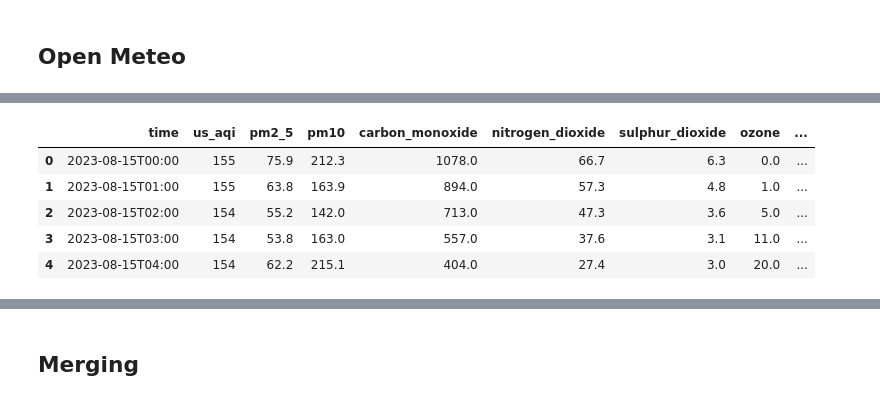
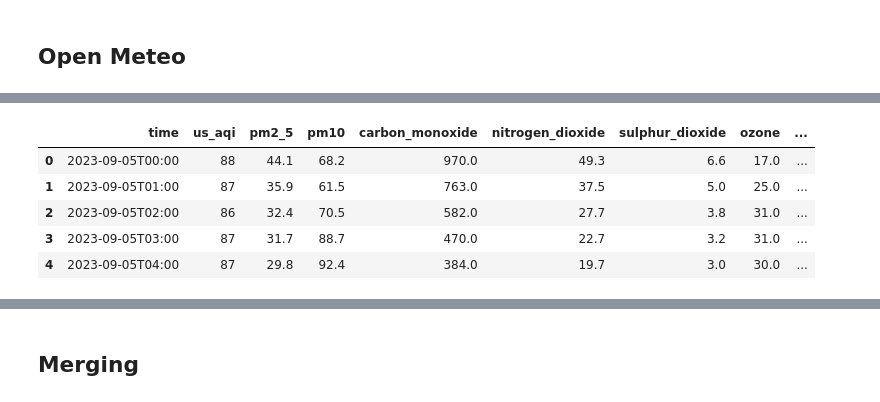
Before and after one commit to DawoodAhmadAnalyst/10Pearls-AQI-Predictor, a Jupyter notebook: Notebooks/1-EDA.ipynb, the cells around one changed output, grey strips where cells are left out. Drawn from its saved outputs; the diff is of its cells as text; code cells hidden in the pictures.

```diff
--- a/Notebooks/1-EDA.ipynb
+++ b/Notebooks/1-EDA.ipynb
@@ -106,25 +109,25 @@ print(resp["current"])
 # %%
 url = "https://air-quality-api.open-meteo.com/v1/air-quality"
 params = {
     "latitude": LAT,
     "longitude": LON,
-    "start_date": "2023-08-15",
-    "end_date": "2026-08-15",
+    "start_date": "2023-09-05",
+    "end_date": "2026-09-04",
     "hourly": "us_aqi,pm2_5,pm10,carbon_monoxide,nitrogen_dioxide,sulphur_dioxide,ozone,dust",
     "timezone": "Asia/Karachi"
 }
 
 resp = requests.get(url, params=params).json()
 df_aqi = pd.DataFrame(resp["hourly"])
 
 df_aqi.head()
 # %% [output]
 |  | time | us_aqi | pm2_5 | pm10 | carbon_monoxide | nitrogen_dioxide | sulphur_dioxide | ozone | ... |
-| 0 | 2023-08-15T00:00 | 155 | 75.9 | 212.3 | 1078.0 | 66.7 | 6.3 | 0.0 | ... |
-| 1 | 2023-08-15T01:00 | 155 | 63.8 | 163.9 | 894.0 | 57.3 | 4.8 | 1.0 | ... |
-| 2 | 2023-08-15T02:00 | 154 | 55.2 | 142.0 | 713.0 | 47.3 | 3.6 | 5.0 | ... |
-| 3 | 2023-08-15T03:00 | 154 | 53.8 | 163.0 | 557.0 | 37.6 | 3.1 | 11.0 | ... |
-| 4 | 2023-08-15T04:00 | 154 | 62.2 | 215.1 | 404.0 | 27.4 | 3.0 | 20.0 | ... |
+| 0 | 2023-09-05T00:00 | 88 | 44.1 | 68.2 | 970.0 | 49.3 | 6.6 | 17.0 | ... |
+| 1 | 2023-09-05T01:00 | 87 | 35.9 | 61.5 | 763.0 | 37.5 | 5.0 | 25.0 | ... |
+| 2 | 2023-09-05T02:00 | 86 | 32.4 | 70.5 | 582.0 | 27.7 | 3.8 | 31.0 | ... |
+| 3 | 2023-09-05T03:00 | 87 | 31.7 | 88.7 | 470.0 | 22.7 | 3.2 | 31.0 | ... |
+| 4 | 2023-09-05T04:00 | 87 | 29.8 | 92.4 | 384.0 | 19.7 | 3.0 | 30.0 | ... |
 # %%
 print(df_weather.shape)
 print(df_weather.isnull().sum())
```
Also changed, not shown: parts of 20 cells of this notebook, 4 other files.
